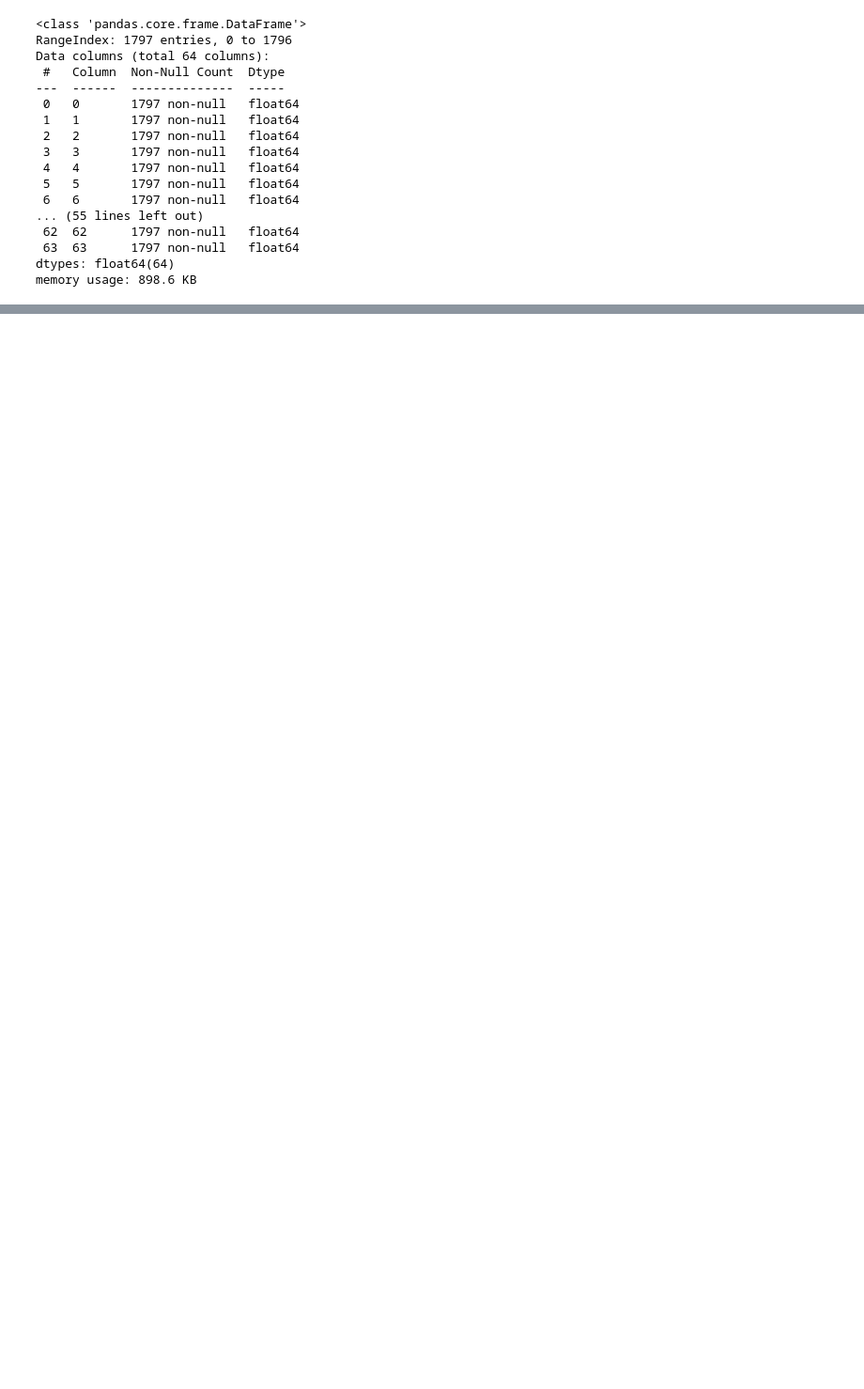
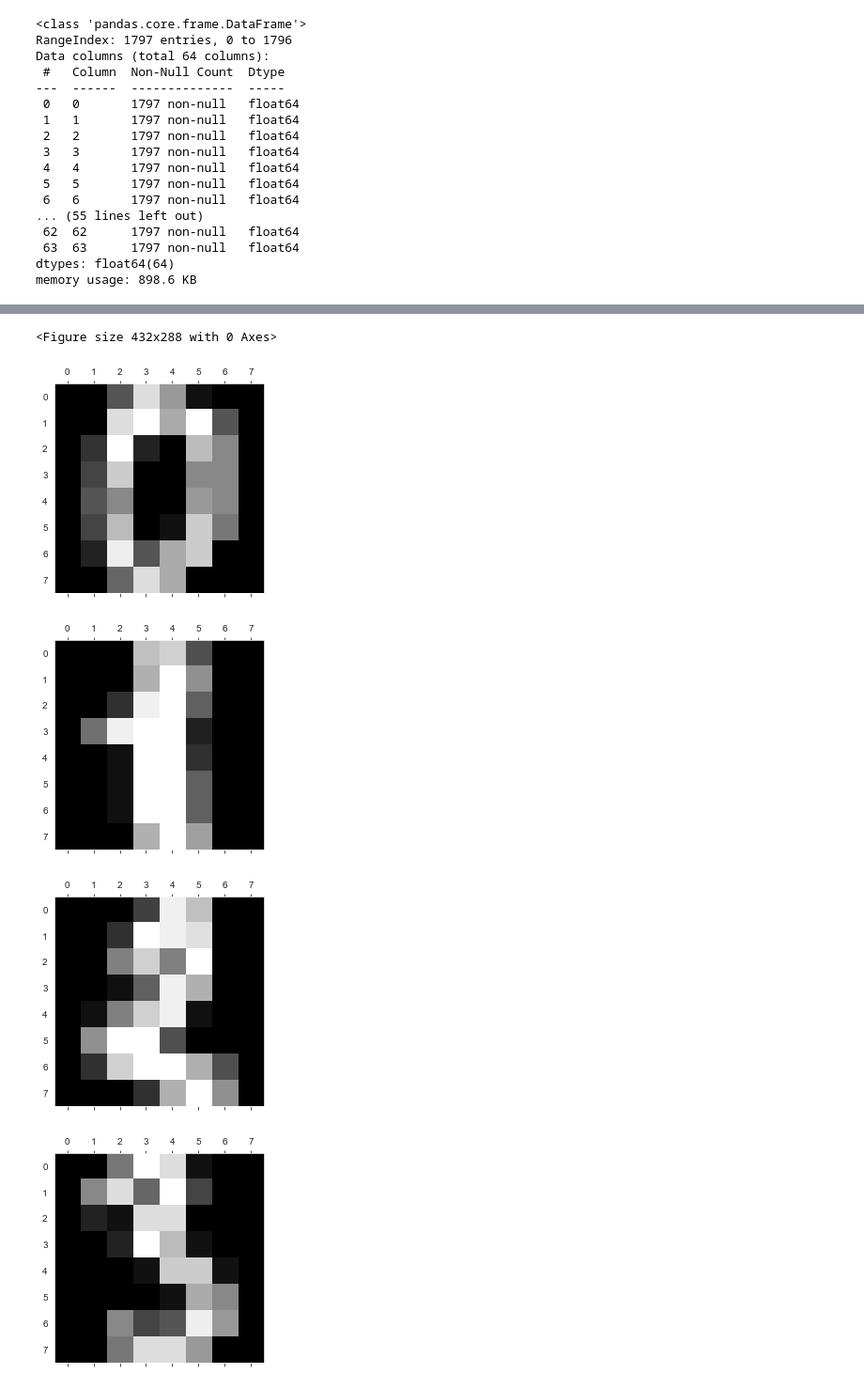
Before and after one commit to adinamarca/notebooks, a Jupyter notebook: PY/ML/3_regresion_logistica/notebook.ipynb, the cells around one changed output, grey strips where cells are left out. Shown at 94% size. Cells and saved outputs as stored; diff of their text form; code cells hidden in the pictures; blank space fills up the shorter version.

```diff
--- a/PY/ML/3_regresion_logistica/notebook.ipynb
+++ b/PY/ML/3_regresion_logistica/notebook.ipynb
@@ -998,0 +1115,14 @@ pd.DataFrame(digitos.data).tail()
+# %%
+# Le pedimos matplotlib que el gráfico sea solo en escala de grises
+plt.gray()
+
+# Imprimimos las matrices de píxeles del 0 al 5
+for i in range(6):
+    plt.matshow(digitos.images[i])
+plt.show()
+# %% [output]
+<Figure size 432x288 with 0 Axes>
+[figure, added]
+[figure, added]
+[figure, added]
+[figure, added]
```
Also changed, not shown: parts of 29 cells of this notebook, 1 other file.
